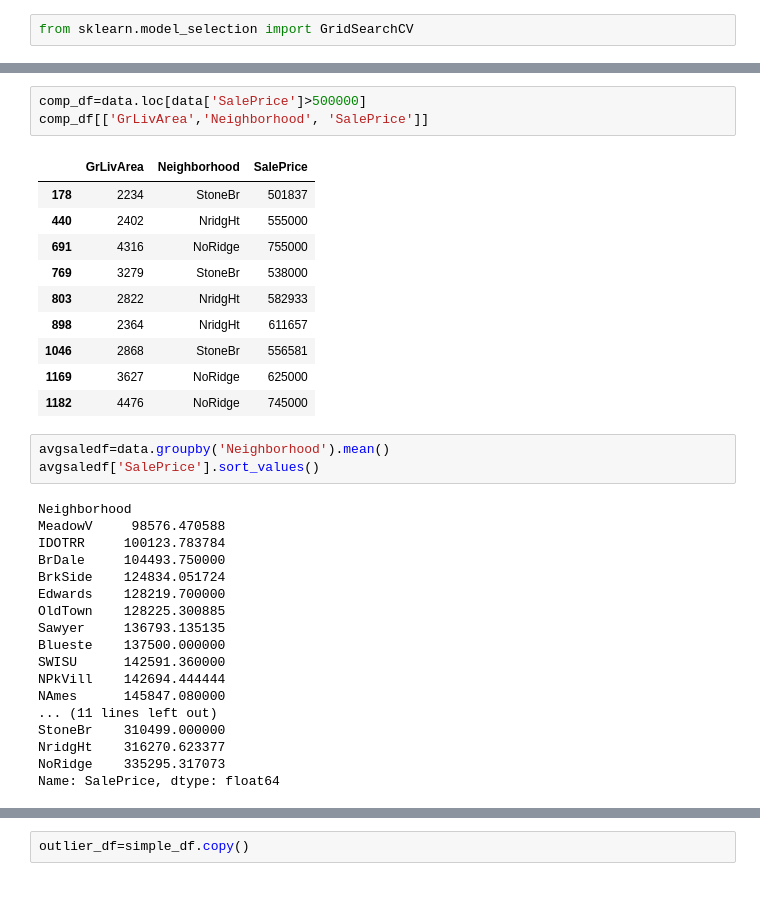
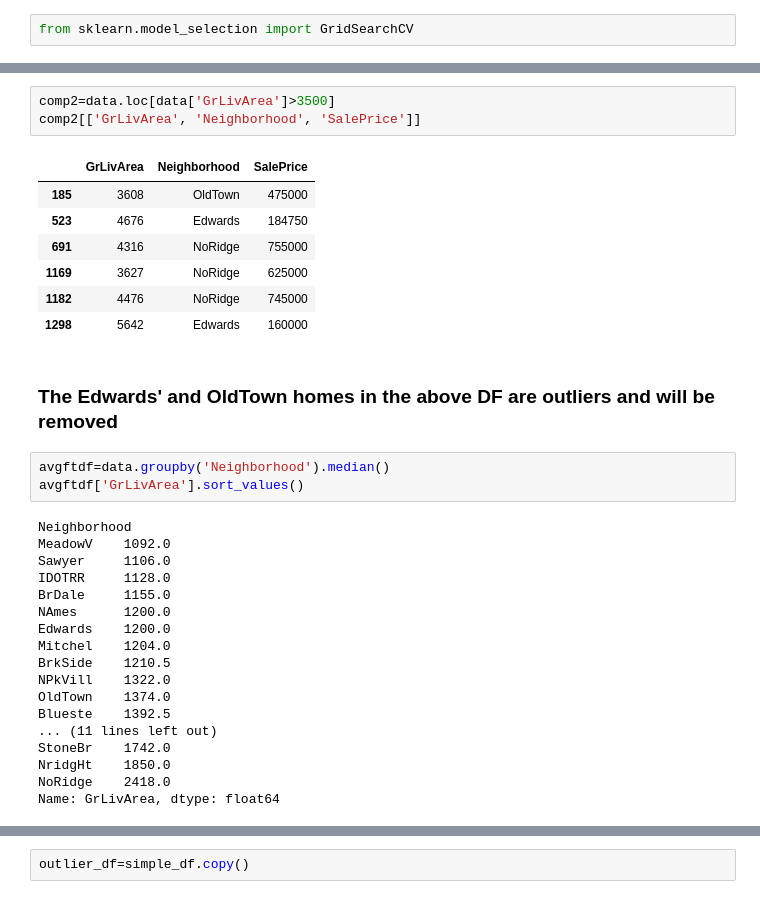
Before and after one commit to ChrisJtron/Ames_Iowa_Predictions, a Jupyter notebook: Kaggle_Housing_Prices/Random_Forest2.ipynb, the cells around one changed output, grey strips where cells are left out. Drawn from its saved outputs; the diff is of its cells as text.

```diff
--- a/Kaggle_Housing_Prices/Random_Forest2.ipynb
+++ b/Kaggle_Housing_Prices/Random_Forest2.ipynb
@@ -763,35 +798,34 @@ simple_df['GrLivArea'].hist()
 # %%
-comp_df=data.loc[data['SalePrice']>500000]
-comp_df[['GrLivArea','Neighborhood', 'SalePrice']]
+comp2=data.loc[data['GrLivArea']>3500]
+comp2[['GrLivArea', 'Neighborhood', 'SalePrice']]
 # %% [output]
 |  | GrLivArea | Neighborhood | SalePrice |
-| 178 | 2234 | StoneBr | 501837 |
-| 440 | 2402 | NridgHt | 555000 |
+| 185 | 3608 | OldTown | 475000 |
+| 523 | 4676 | Edwards | 184750 |
 | 691 | 4316 | NoRidge | 755000 |
-| 769 | 3279 | StoneBr | 538000 |
-| 803 | 2822 | NridgHt | 582933 |
-| 898 | 2364 | NridgHt | 611657 |
-| 1046 | 2868 | StoneBr | 556581 |
 | 1169 | 3627 | NoRidge | 625000 |
 | 1182 | 4476 | NoRidge | 745000 |
+| 1298 | 5642 | Edwards | 160000 |
+# %% [markdown]
+### The Edwards' and OldTown homes in the above DF are outliers and will be removed
 # %%
-avgsaledf=data.groupby('Neighborhood').mean()
-avgsaledf['SalePrice'].sort_values()
+avgftdf=data.groupby('Neighborhood').median()
+avgftdf['GrLivArea'].sort_values()
 # %% [output]
 Neighborhood
-MeadowV     98576.470588
-IDOTRR     100123.783784
-BrDale     104493.750000
-BrkSide    124834.051724
-Edwards    128219.700000
-OldTown    128225.300885
-Sawyer     136793.135135
-Blueste    137500.000000
-SWISU      142591.360000
-NPkVill    142694.444444
-NAmes      145847.080000
+MeadowV    1092.0
+Sawyer     1106.0
+IDOTRR     1128.0
+BrDale     1155.0
+NAmes      1200.0
+Edwards    1200.0
+Mitchel    1204.0
+BrkSide    1210.5
+NPkVill    1322.0
+OldTown    1374.0
+Blueste    1392.5
 ... (11 lines left out)
-StoneBr    310499.000000
-NridgHt    316270.623377
-NoRidge    335295.317073
-Name: SalePrice, dtype: float64
+StoneBr    1742.0
+NridgHt    1850.0
+NoRidge    2418.0
+Name: GrLivArea, dtype: float64
```
Also changed, not shown: parts of 58 cells of this notebook.
